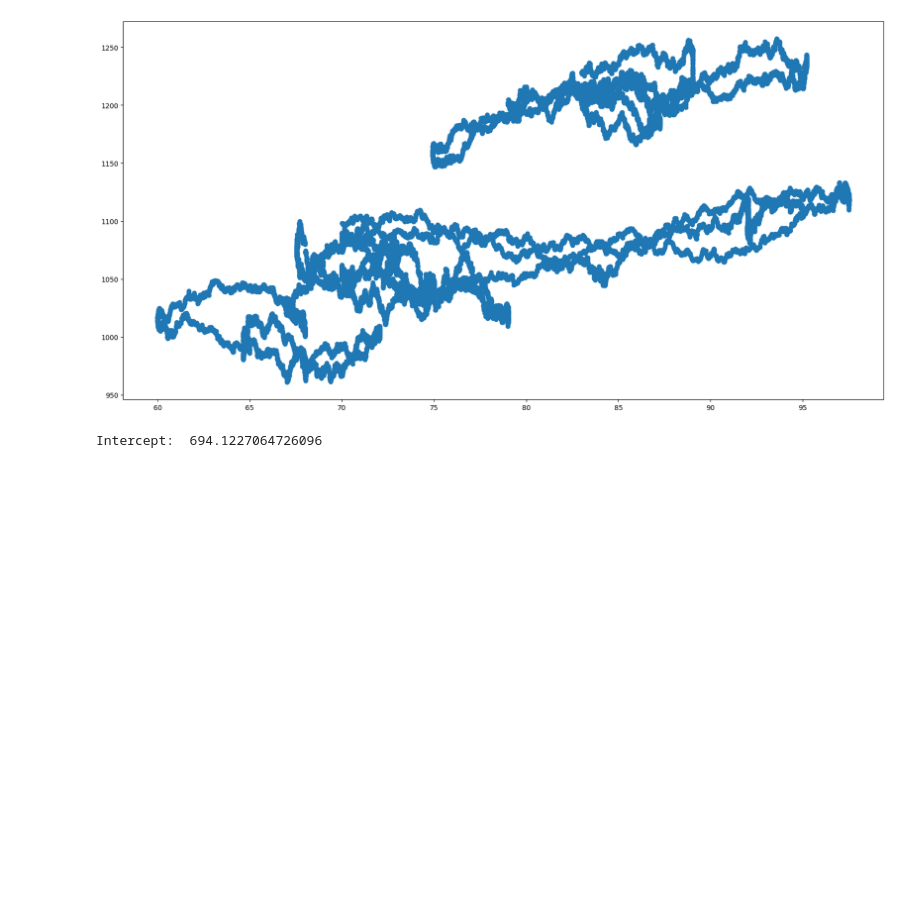
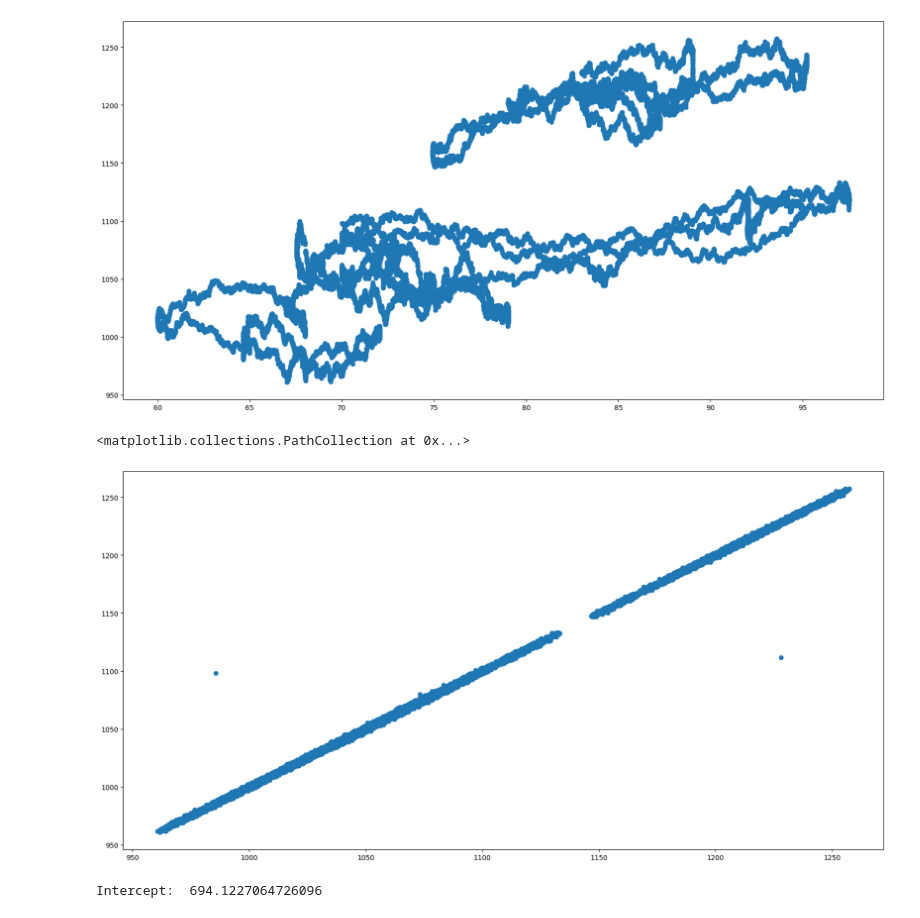
Before and after one commit to simonswe/prosperity2_traderbots, a Jupyter notebook: round2/orchids.ipynb, the cells around one changed output. Saved outputs shown, nothing was run; the diff lists cells and outputs as text; code cells hidden in the pictures; blank space fills up the shorter version.

```diff
--- a/round2/orchids.ipynb
+++ b/round2/orchids.ipynb
@@ -29,5 +29,9 @@ df.head()
 | 3 | 300 | 1201.75 | 1.5 | 9.5 | -2.0 | 2498.2780 | 79.01234 | -1 |
 | 4 | 400 | 1201.75 | 1.5 | 9.5 | -2.0 | 2497.7166 | 79.01649 | -1 |
 # %%
-x = df[['SUNLIGHT', 'HUMIDITY']]
-y = df['ORCHIDS']
+x = df[['SUNLIGHT', 'HUMIDITY']].iloc[1:df.shape[0]].reset_index(drop=True)
+y = df['ORCHIDS'].iloc[1:df.shape[0]].reset_index(drop=True)
+# %%
+x_o = df['ORCHIDS'].iloc[0:df.shape[0]-1].reset_index(drop=True)
+x_n = df['ORCHIDS'].iloc[1:df.shape[0]].reset_index(drop=True)
+prev = x_n - x_o
@@ -33,0 +69,2 @@ y = df['ORCHIDS']
+# %%
+x = pd.concat([x, x_o], axis=1)
@@ -43,6 +102,12 @@ plt.scatter(df['HUMIDITY'], y)
 # %% [output]
 <matplotlib.collections.PathCollection at 0x...>
 [figure]
+# %%
+plt.figure(figsize=(20, 10))
+plt.scatter(x['ORCHIDS'], y)
+# %% [output]
+<matplotlib.collections.PathCollection at 0x...>
+[figure, added]
 # %%
 x_train, x_test, y_train, y_test = train_test_split(x, y, test_size = 0.2, random_state = 100)
 # %%
```
Also changed, not shown: parts of 7 cells of this notebook.
